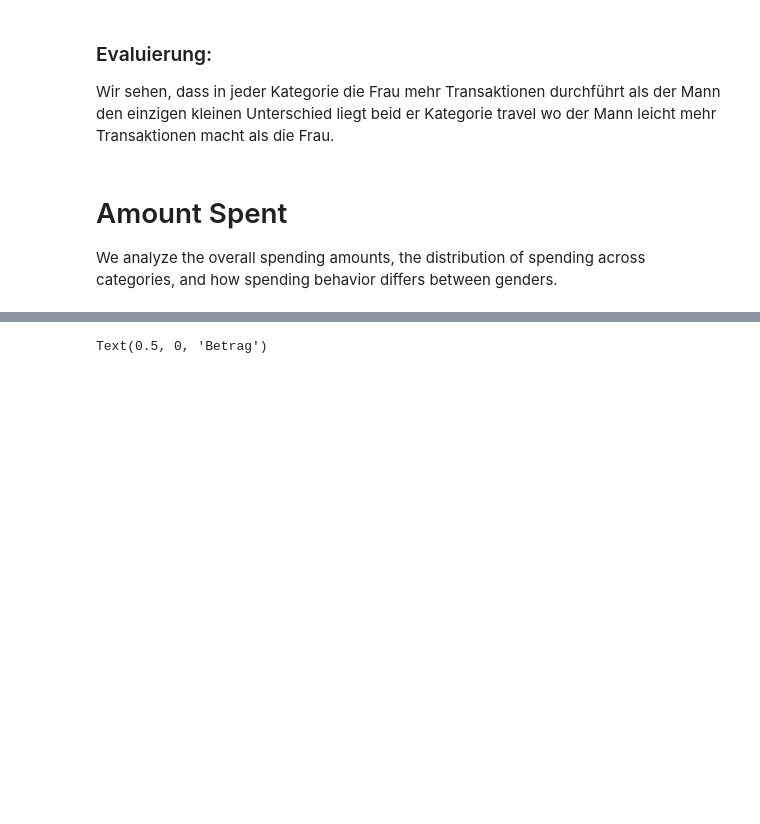
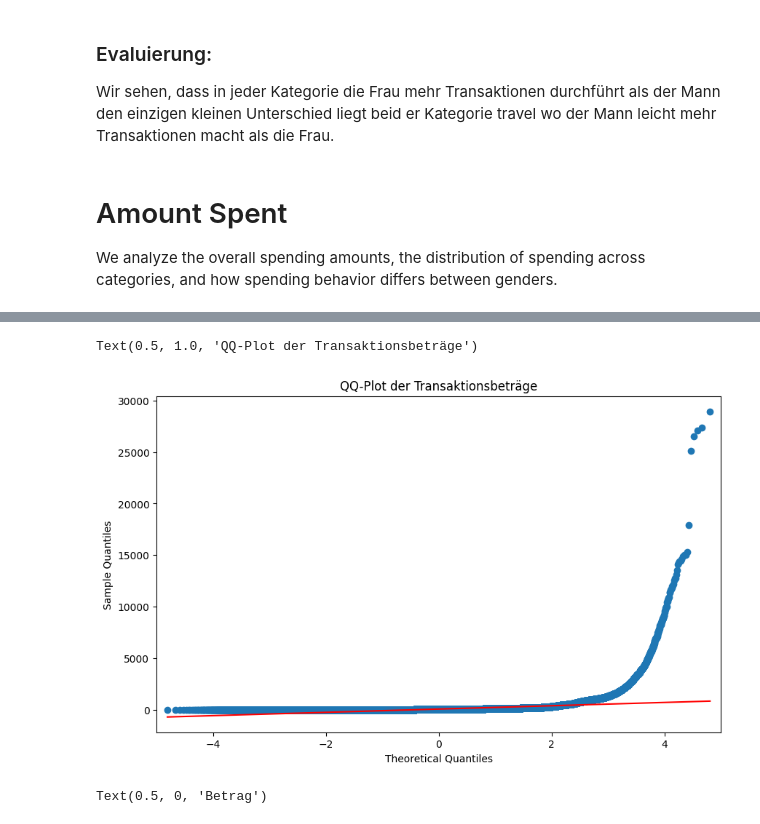
Before and after one commit to philethaler/Statistik-Datenbank, a Jupyter notebook: Analyse_3.ipynb, the cells around one changed output, grey strips where cells are left out. Saved outputs shown, nothing was run; the diff lists cells and outputs as text; code cells hidden in the pictures; blank space fills up the shorter version.

```diff
--- a/Analyse_3.ipynb
+++ b/Analyse_3.ipynb
@@ -119,3 +135,9 @@ Text(0, 0.5, 'Anzahl Transaktionen')
+# %%
+sm.qqplot(ds['amt'], line='s')
+plt.title("QQ-Plot der Transaktionsbeträge")
+# %% [output]
+Text(0.5, 1.0, 'QQ-Plot der Transaktionsbeträge')
+[figure, added]
 # %%
 # Logarithmische Skala für die Beträge damit man die Verteilung besser sieht
 sns.histplot(ds['amt'], bins='fd', kde=True)
```
Also changed, not shown: parts of 3 cells of this notebook.
